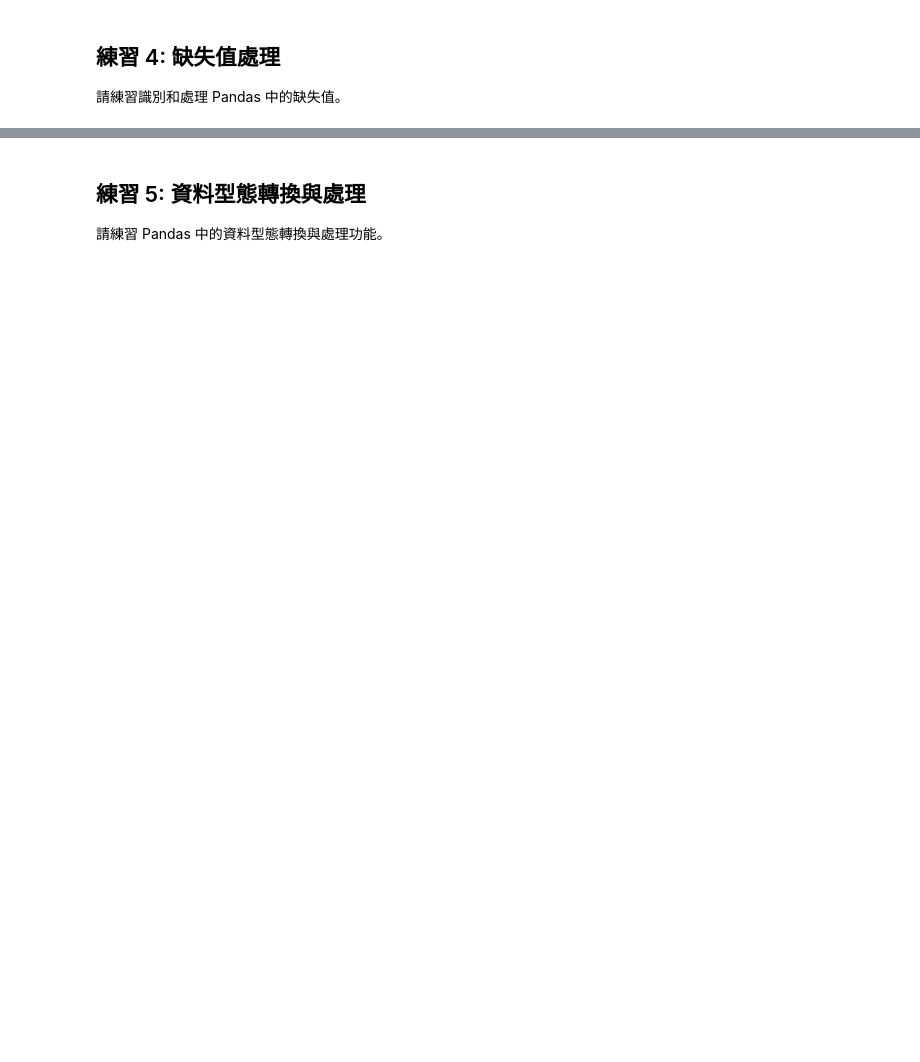
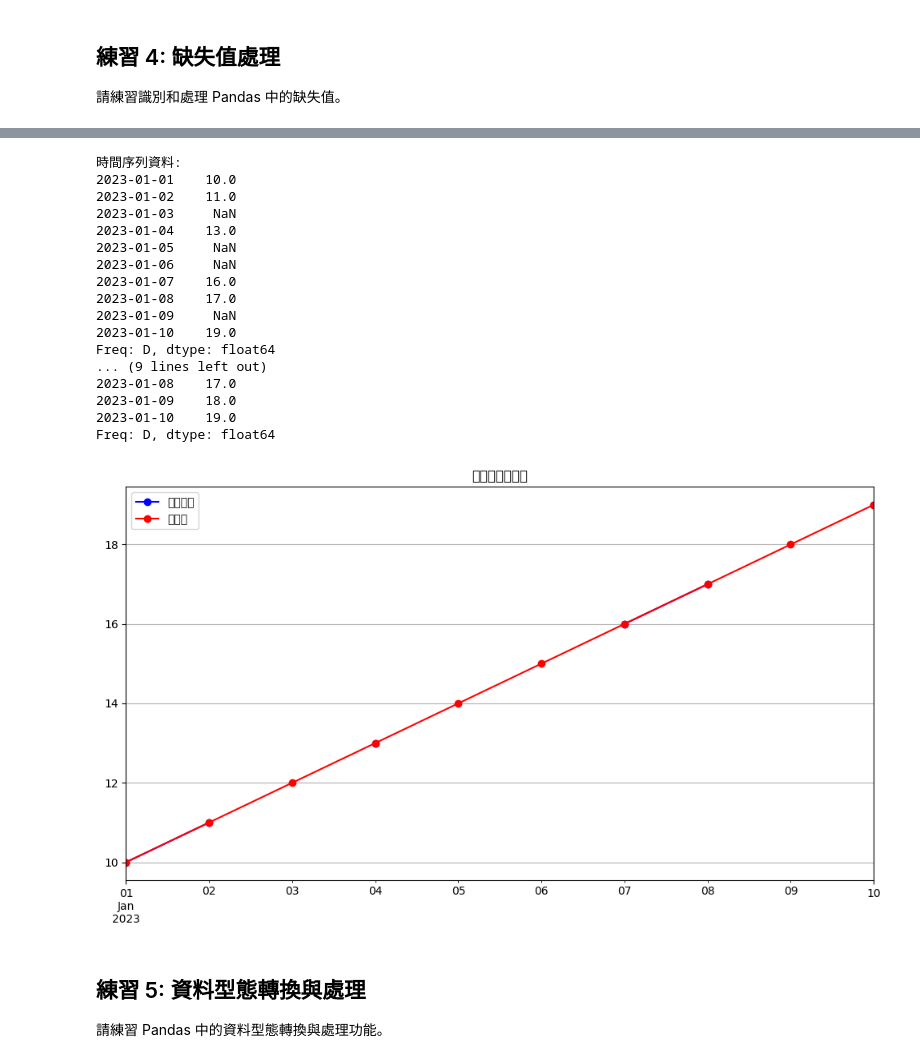
Before and after one commit to ZiPing091/iSpan_python_data_analysis, a Jupyter notebook: M2_Pandas_Basic/exercises_HW/M2_exercise.ipynb, the cells around one changed output, grey strips where cells are left out. Cells and saved outputs as stored; diff of their text form; code cells hidden in the pictures; blank space fills up the shorter version.

```diff
--- a/M2_Pandas_Basic/exercises_HW/M2_exercise.ipynb
+++ b/M2_Pandas_Basic/exercises_HW/M2_exercise.ipynb
@@ -354,27 +553,46 @@ print(fill_backward)
 # %%
 # 4.4 處理缺失值 - 插值
 # 已經創建好一個時間序列數據用於練習
 dates = pd.date_range('2023-01-01', periods=10)
 ts = pd.Series([10, 11, np.nan, 13, np.nan, np.nan, 16, 17, np.nan, 19], index=dates)
 print("時間序列資料:")
 print(ts)
 
 # 使用線性插值填充缺失值
 # 語法: series.interpolate() 或 series.interpolate(method='linear')
 # 完成以下代碼
-ts_interpolated =
+ts_interpolated = ts.interpolate()
 
 print("\n使用線性插值後:")
 print(ts_interpolated)
 
 # 繪製原始數據和插值後的數據
 plt.figure(figsize=(10, 6))
 ts.plot(marker='o', linestyle='-', label='原始資料', color='blue')
 ts_interpolated.plot(marker='o', linestyle='-', label='插值後', color='red')
 plt.title('缺失值插值示例')
 plt.legend()
 plt.grid(True)
 plt.tight_layout()
+# %% [output]
+時間序列資料:
+2023-01-01    10.0
+2023-01-02    11.0
+2023-01-03     NaN
+2023-01-04    13.0
+2023-01-05     NaN
+2023-01-06     NaN
+2023-01-07    16.0
+2023-01-08    17.0
+2023-01-09     NaN
+2023-01-10    19.0
+Freq: D, dtype: float64
+... (9 lines left out)
+2023-01-08    17.0
+2023-01-09    18.0
+2023-01-10    19.0
+Freq: D, dtype: float64
+[figure, added]
 # %% [markdown]
 
 ## 練習 5: 資料型態轉換與處理
```
Also changed, not shown: parts of 26 cells of this notebook, 6 other files.
